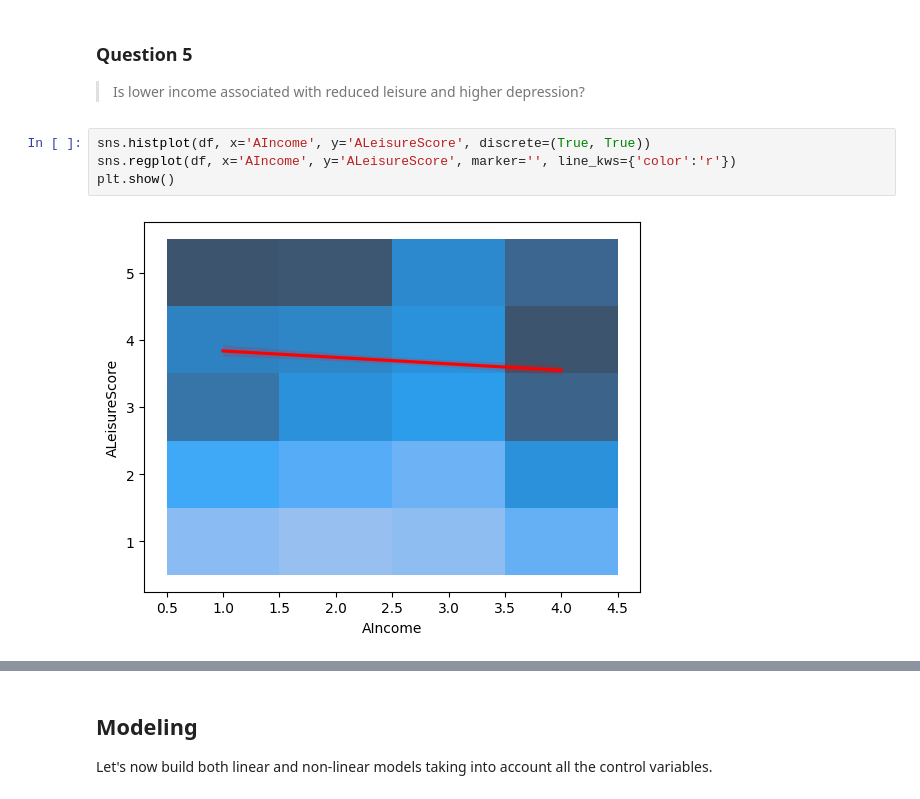
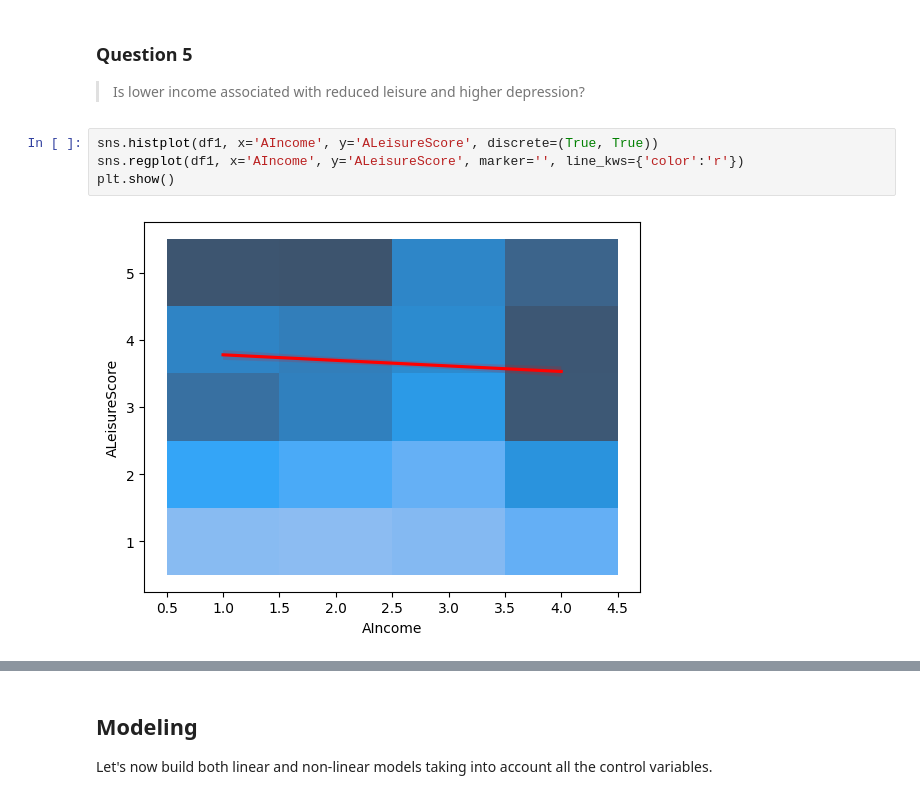
Before and after one commit to igoumiri/spinal, a Jupyter notebook: analysis.ipynb, the cells around one changed output, grey strips where cells are left out. Drawn from its saved outputs; the diff is of its cells as text.

```diff
--- a/analysis.ipynb
+++ b/analysis.ipynb
@@ -623,9 +623,9 @@ plt.show()
 
 > Is lower income associated with reduced leisure and higher depression?
 # %%
-sns.histplot(df, x='AIncome', y='ALeisureScore', discrete=(True, True))
-sns.regplot(df, x='AIncome', y='ALeisureScore', marker='', line_kws={'color':'r'})
+sns.histplot(df1, x='AIncome', y='ALeisureScore', discrete=(True, True))
+sns.regplot(df1, x='AIncome', y='ALeisureScore', marker='', line_kws={'color':'r'})
 plt.show()
 # %% [output]
-[figure, old version]
+[figure, new version]
 # %%
```
Also changed, not shown: parts of 13 cells of this notebook.
